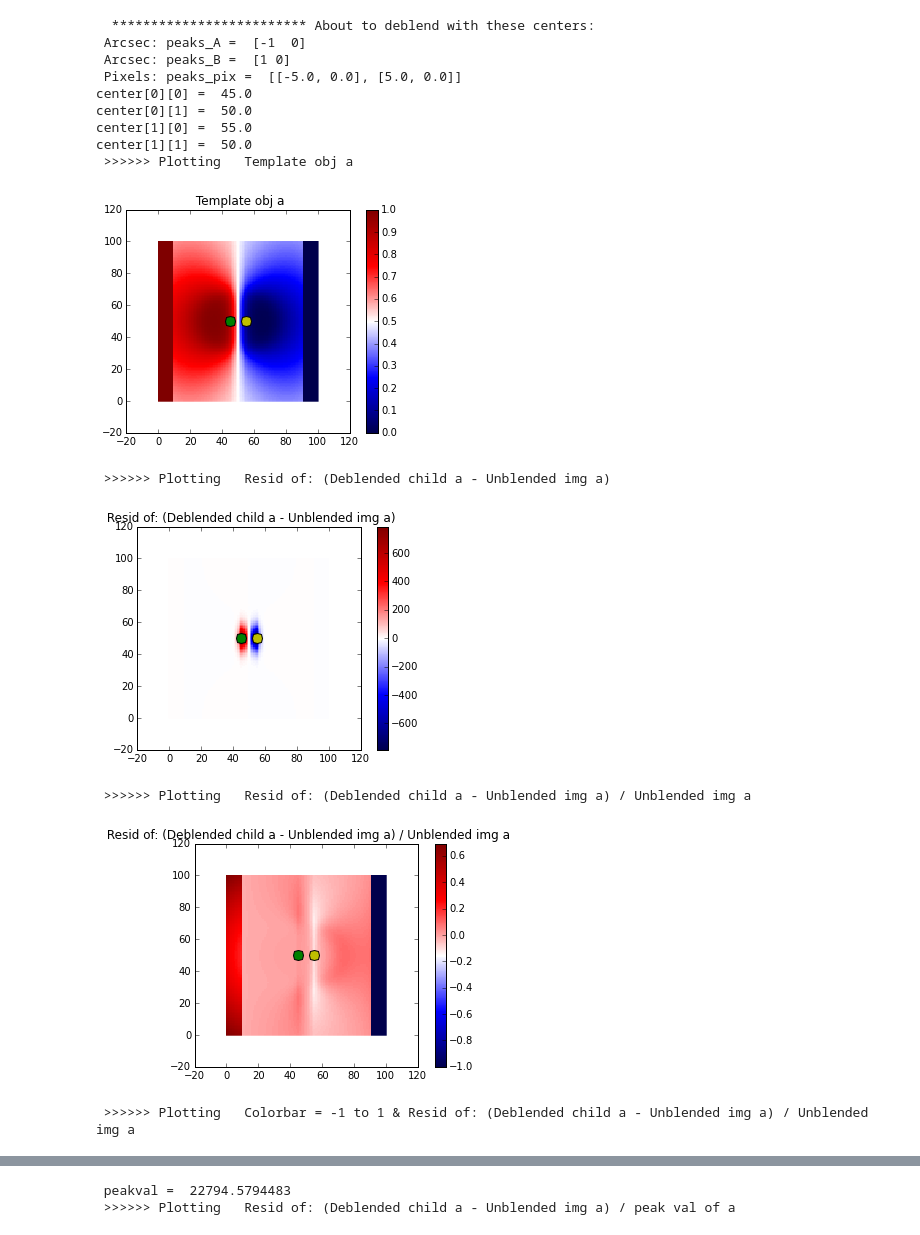
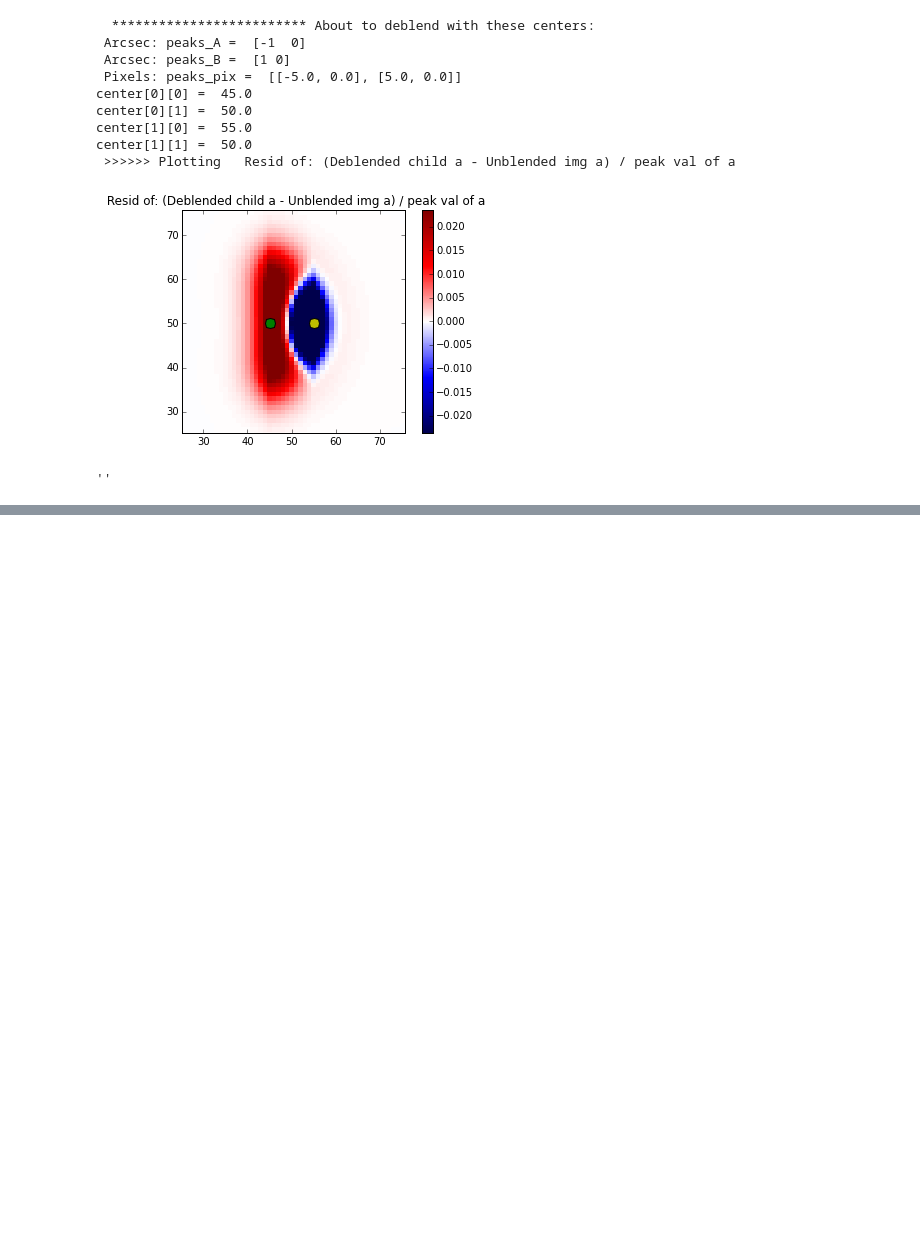
Before and after one commit to alvarezcl/galsim_work, a Jupyter notebook: mssgversion_code/mssg_deblendAndPlotResids.1.ipynb, the cells around one changed output, grey strips where cells are left out. Cells and saved outputs as stored; diff of their text form; code cells hidden in the pictures; blank space fills up the shorter version.

Commit message:
Better plots, from DKirkby tips.

```diff
--- a/mssgversion_code/mssg_deblendAndPlotResids.1.ipynb
+++ b/mssgversion_code/mssg_deblendAndPlotResids.1.ipynb
@@ -1 +111,32 @@
+# %%
+#################################################### Function to draw gal figs
+def makeplot(pltname, pltcontent, centre=(0,0) , colorbarlimit = 0, location = 'lower', mrkrsize = 10 ,qrtr = 0.25):
+
+
+          plt.title(pltname)
+          print " >>>>>> Plotting ", pltname
+          dummyarr = np.array([1, 2, 3])
+          if type(pltcontent) != type(dummyarr):
+              print pltcontent, " is not a numpy array, will convert"
+              pltcontent = pltcontent.array
+
+          vmin,vmax = np.percentile(pltcontent,[1,99])
+          vmax = max(abs(vmin),abs(vmax))
+          vmin = -vmax
+
+          ysize,xsize = pltcontent.shape
+
+          pltimg = plt.imshow( pltcontent , origin=location, interpolation='none', vmin = vmin, vmax=vmax );
+          plt.xlim(qrtr*xsize,(1-qrtr)*xsize)
+          plt.ylim(qrtr*ysize,(1-qrtr)*ysize)
+
+          if colorbarlimit==1:
+                    pltimg.set_clim(-1,1)
+          plt.colorbar()
+          if (centre[0] !=0 and centre[1] !=0):
+                    plt.plot(centre[0][0], centre[0][1],  color='g', marker = 'o', markersize=mrkrsize, markeredgewidth=1)
+                    plt.plot(centre[1][0], centre[1][1],  color='y', marker = 'o', markersize=mrkrsize, markeredgewidth=1)
+
+          plt.show()
+    # plt.annotate
 # %%
@@ -151,10 +270,11 @@ print "center[1][1] = ",center[1][1]
 if plotflag > presetval-1:
     pltname = " Template obj a "
     pltcontent = template_fractions[0]
-    makeplot(pltname, pltcontent, centre=center)
+ #   makeplot(pltname, pltcontent, centre=center)
 
 ######### Plot children
     ### Obj a
+    '''
     pltname = " Unblended img a ";        pltcontent = unblends[0]
     if plotflag > presetval:
               makeplot(pltname, pltcontent, centre=center)
@@ -177,11 +297,12 @@ if plotflag > presetval-1:
 
     peakval = unblends[0].array[acent[0], acent[1]]
     print " peakval = ", peakval
+    '''
 
     pltname = " Resid of: (Deblended child a - Unblended img a) / peak val of a ";        pltcontent = (children[0] - unblends[0].array)/  peakval
     makeplot(pltname, pltcontent, centre=center)
 
-    pltname = " Resid of: (Unblended img a) / Unblended img a ";        pltcontent = (unblends[0].array)/  unblends[0].array
+'''    pltname = " Resid of: (Unblended img a) / Unblended img a ";        pltcontent = (unblends[0].array)/  unblends[0].array
     if plotflag > presetval:
               makeplot(pltname, pltcontent, centre=center)
 
@@ -194,37 +315,36 @@ if plotflag > presetval-1:
     if plotflag > presetval:
               makeplot(pltname, pltcontent, centre=center)
 
     pltname = " Resid of: (Deblended child b - Unblended img b) ";        pltcontent = children[1] - unblends[1].array
     makeplot(pltname, pltcontent, centre=center)
 
     # Normalized
     pltname = " Resid of: (Deblended child b - Unblended img b) /  Unblended img b ";        pltcontent = (children[1] - unblends[1].array ) /  unblends[1].array
     makeplot(pltname, pltcontent ,  centre=center)
 
     pltname = " Colorbar = -1 to 1 & Resid of: (Deblended child b - Unblended img b) /  Unblended img b ";        pltcontent = (children[1] - unblends[1].array ) /  unblends[1].array
     makeplot(pltname, pltcontent , colorbarlimit=1, centre=center)
 
     peakval = unblends[1].array[bcent[0], bcent[1]]
     print " peakval = ", peakval
 
     pltname = " Resid of: (Deblended child b - Unblended img b) / peak val of b ";        pltcontent = (children[1] - unblends[1].array)/  peakval
     makeplot(pltname, pltcontent, centre=center)
 
     pltname = " Resid of: (Unblended img b) /  Unblended img b ";        pltcontent = (unblends[1].array ) / unblends[1].array
     makeplot(pltname, pltcontent, colorbarlimit=1, centre=center)
+
+'''
+;
 # %% [output]
   ************************* About to deblend with these centers:
  Arcsec: peaks_A =  [-1  0]
  Arcsec: peaks_B =  [1 0]
  Pixels: peaks_pix =  [[-5.0, 0.0], [5.0, 0.0]]
 center[0][0] =  45.0
 center[0][1] =  50.0
 center[1][0] =  55.0
 center[1][1] =  50.0
- >>>>>> Plotting   Template obj a
+ >>>>>> Plotting   Resid of: (Deblended child a - Unblended img a) / peak val of a
-[figure, old version]
+[figure, new version]
- >>>>>> Plotting   Resid of: (Deblended child a - Unblended img a)
+''
-[figure, removed]
- >>>>>> Plotting   Resid of: (Deblended child a - Unblended img a) / Unblended img a
-[figure, removed]
- >>>>>> Plotting   Colorbar = -1 to 1 & Resid of: (Deblended child a - Unblended img a) / Unblended img a
@@ -232,2 +350,0 @@ center[1][1] =  50.0
- peakval =  22794.5794483
- >>>>>> Plotting   Resid of: (Deblended child a - Unblended img a) / peak val of a
```
Also changed, not shown: parts of 4 cells of this notebook.
